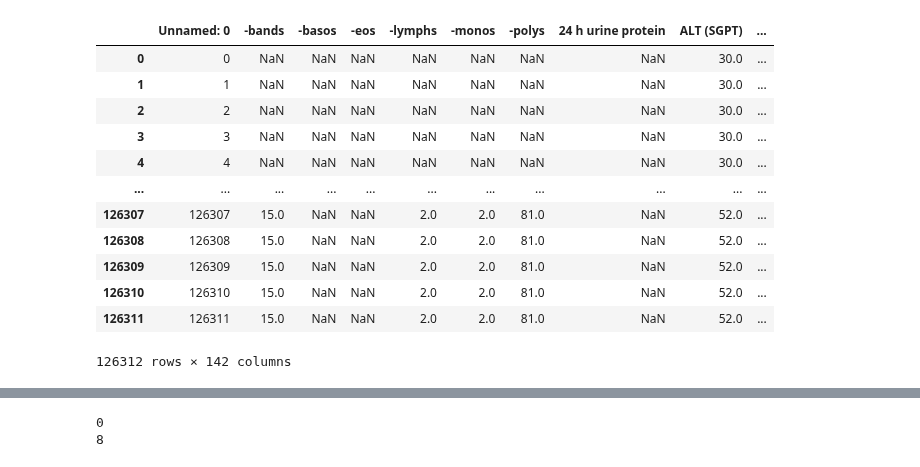
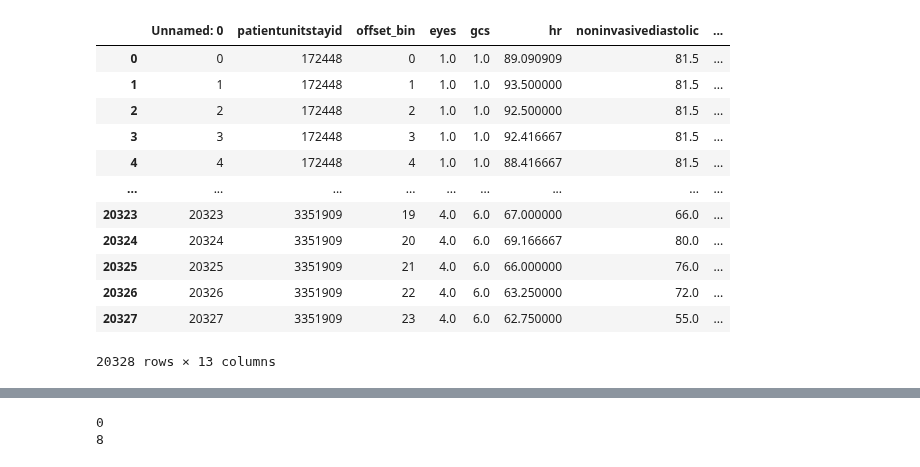
Before and after one commit to adit98/tbi, a Jupyter notebook: notebooks/Clustering.ipynb, the cells around one changed output, grey strips where cells are left out. Drawn from its saved outputs; the diff is of its cells as text; code cells hidden in the pictures.

```diff
--- a/notebooks/Clustering.ipynb
+++ b/notebooks/Clustering.ipynb
@@ -1,38 +1,36 @@
 # %%
 import numpy as np
 import pandas as pd
 
 import matplotlib.pyplot as plt
 
 import sklearn
 from sklearn.cluster import KMeans
 from sklearn.cluster import SpectralClustering
 from mpl_toolkits.mplot3d import Axes3D
 from sklearn.preprocessing import scale
 
 import sklearn.metrics as sm
 from sklearn import datasets
 from sklearn.metrics import confusion_matrix, classification_report
 from sklearn.metrics import silhouette_samples, silhouette_score
-
-from jqmcvi import base
 pd.set_option('display.max_columns', None)
-binned_data = pd.read_csv("data/binned_time_series.csv")
+binned_data = pd.read_csv("../data/loaded/processed/ts_processed.csv")
 display(binned_data)
 # %% [output]
-|  | Unnamed: 0 | -bands | -basos | -eos | -lymphs | -monos | -polys | 24 h urine protein | ALT (SGPT) | ... |
-| 0 | 0 | NaN | NaN | NaN | NaN | NaN | NaN | NaN | 30.0 | ... |
-| 1 | 1 | NaN | NaN | NaN | NaN | NaN | NaN | NaN | 30.0 | ... |
-| 2 | 2 | NaN | NaN | NaN | NaN | NaN | NaN | NaN | 30.0 | ... |
-| 3 | 3 | NaN | NaN | NaN | NaN | NaN | NaN | NaN | 30.0 | ... |
-| 4 | 4 | NaN | NaN | NaN | NaN | NaN | NaN | NaN | 30.0 | ... |
-| ... | ... | ... | ... | ... | ... | ... | ... | ... | ... | ... |
-| 126307 | 126307 | 15.0 | NaN | NaN | 2.0 | 2.0 | 81.0 | NaN | 52.0 | ... |
-| 126308 | 126308 | 15.0 | NaN | NaN | 2.0 | 2.0 | 81.0 | NaN | 52.0 | ... |
-| 126309 | 126309 | 15.0 | NaN | NaN | 2.0 | 2.0 | 81.0 | NaN | 52.0 | ... |
-| 126310 | 126310 | 15.0 | NaN | NaN | 2.0 | 2.0 | 81.0 | NaN | 52.0 | ... |
-| 126311 | 126311 | 15.0 | NaN | NaN | 2.0 | 2.0 | 81.0 | NaN | 52.0 | ... |
+|  | Unnamed: 0 | patientunitstayid | offset_bin | eyes | gcs | hr | noninvasivediastolic | ... |
+| 0 | 0 | 172448 | 0 | 1.0 | 1.0 | 89.090909 | 81.5 | ... |
+| 1 | 1 | 172448 | 1 | 1.0 | 1.0 | 93.500000 | 81.5 | ... |
+| 2 | 2 | 172448 | 2 | 1.0 | 1.0 | 92.500000 | 81.5 | ... |
+| 3 | 3 | 172448 | 3 | 1.0 | 1.0 | 92.416667 | 81.5 | ... |
+| 4 | 4 | 172448 | 4 | 1.0 | 1.0 | 88.416667 | 81.5 | ... |
+| ... | ... | ... | ... | ... | ... | ... | ... | ... |
+| 20323 | 20323 | 3351909 | 19 | 4.0 | 6.0 | 67.000000 | 66.0 | ... |
+| 20324 | 20324 | 3351909 | 20 | 4.0 | 6.0 | 69.166667 | 80.0 | ... |
+| 20325 | 20325 | 3351909 | 21 | 4.0 | 6.0 | 66.000000 | 76.0 | ... |
+| 20326 | 20326 | 3351909 | 22 | 4.0 | 6.0 | 63.250000 | 72.0 | ... |
+| 20327 | 20327 | 3351909 | 23 | 4.0 | 6.0 | 62.750000 | 55.0 | ... |
-126312 rows × 142 columns
+20328 rows × 13 columns
 # %%
 #drop cols with more than 110000 nans
 data_no_nan = binned_data[binned_data.columns[binned_data.isnull().sum()<50000]]
```
Also changed, not shown: parts of 2 cells of this notebook.
